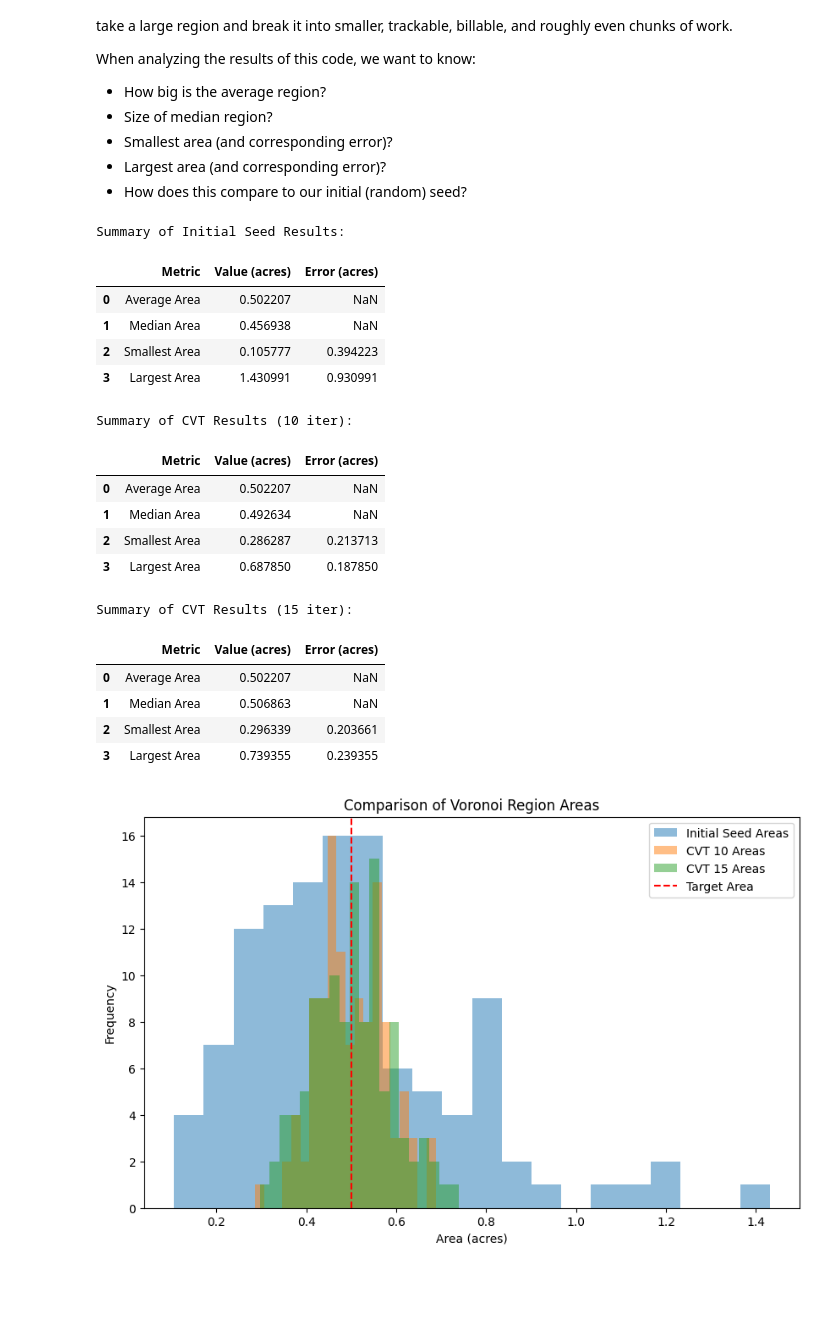
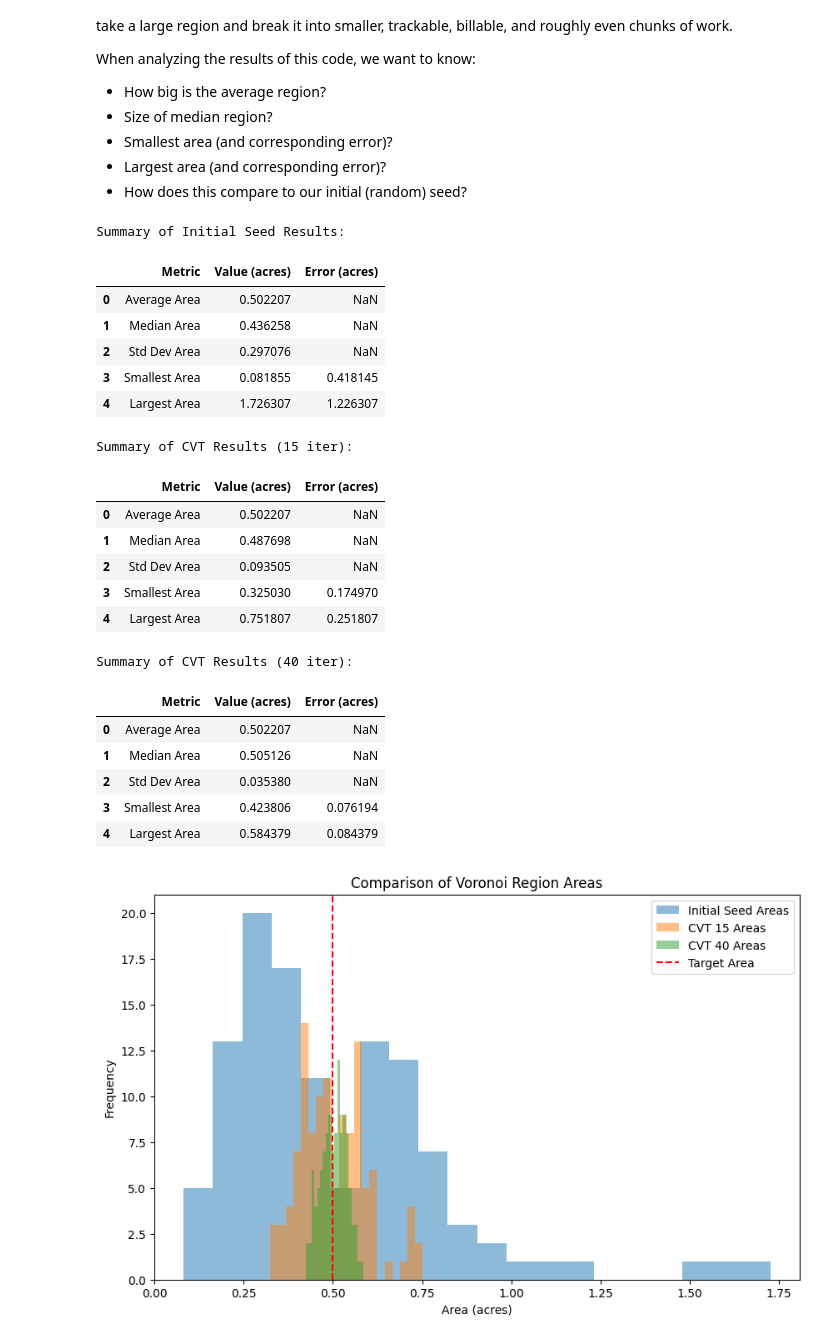
Before and after one commit to javelina-works/unsupervised-cv-search, a Jupyter notebook: content/notebooks/11_region_partition.ipynb, the cells around one changed output. Saved outputs shown, nothing was run; the diff lists cells and outputs as text; code cells hidden in the pictures; blank space fills up the shorter version.

```diff
--- a/content/notebooks/11_region_partition.ipynb
+++ b/content/notebooks/11_region_partition.ipynb
@@ -698,20 +669,20 @@ Reached maximum iterations without full convergence.
 # %%
-# Results from 15 iterations
+# Results from 40 iterations
 # -------------------------
 
 # num_points # Inherit from above
-max_iterations = 15
-cvt_points, cvt_voronoi_gdf_15 = centroidal_voronoi_tessellation(contour_proj_polygon, num_points, max_iterations)
+max_iterations = 40
+cvt_points, cvt_voronoi_gdf_40 = centroidal_voronoi_tessellation(contour_proj_polygon, num_points, max_iterations)
 
 # Visualize the result
-cvt_points_gdf_15 = gpd.GeoDataFrame({"geometry": cvt_points}, crs="EPSG:32614")
+cvt_points_gdf_40 = gpd.GeoDataFrame({"geometry": cvt_points}, crs="EPSG:32614")
 
 fig, ax = plt.subplots(figsize=(10, 10))
 gpd.GeoDataFrame({"geometry": [contour_proj_polygon]}).boundary.plot(ax=ax, color="black", label="Region Outline")
-cvt_voronoi_gdf_15.boundary.plot(ax=ax, color="blue", alpha=0.5, label="CVT Voronoi Polygons")
-cvt_points_gdf_15.plot(ax=ax, color="red", markersize=10, label="Refined Seed Points")
+cvt_voronoi_gdf_40.boundary.plot(ax=ax, color="blue", alpha=0.5, label="CVT Voronoi Polygons")
+cvt_points_gdf_40.plot(ax=ax, color="red", markersize=10, label="Refined Seed Points")
 plt.legend()
-plt.title("Centroidal Voronoi Tessellation (CVT)")
+plt.title("CVT 40 Iterations")
 plt.show()
 # %% [output]
 Reached maximum iterations without full convergence.
@@ -752,6 +723,7 @@ def analyze_voronoi_regions(voronoi_gdf, target_area_acres):
     # Compute statistics
     avg_area = voronoi_gdf["area_acres"].mean()
     median_area = voronoi_gdf["area_acres"].median()
+    std_dev_area = voronoi_gdf["area_acres"].std()
     smallest_area = voronoi_gdf["area_acres"].min()
     smallest_error = voronoi_gdf.loc[voronoi_gdf["area_acres"].idxmin(), "error"]
     largest_area = voronoi_gdf["area_acres"].max()
@@ -759,9 +731,9 @@ def analyze_voronoi_regions(voronoi_gdf, target_area_acres):
 
     # Create a summary DataFrame
     summary = pd.DataFrame({
-        "Metric": ["Average Area", "Median Area", "Smallest Area", "Largest Area"],
-        "Value (acres)": [avg_area, median_area, smallest_area, largest_area],
-        "Error (acres)": [None, None, smallest_error, largest_error]
+        "Metric": ["Average Area", "Median Area", "Std Dev Area", "Smallest Area", "Largest Area"],
+        "Value (acres)": [avg_area, median_area, std_dev_area, smallest_area, largest_area],
+        "Error (acres)": [None, None, None, smallest_error, largest_error]
     })
 
     return summary, voronoi_gdf
@@ -771,49 +743,52 @@ def analyze_voronoi_regions(voronoi_gdf, target_area_acres):
 target_area_acres = 0.5  # in acres
 
 initial_voronoi_summary, initial_voronoi_gdf = analyze_voronoi_regions(voronoi_gdf, target_area_acres)
-cvt_10_summary, cvt_10_voronoi_gdf = analyze_voronoi_regions(cvt_voronoi_gdf_10, target_area_acres)
 cvt_15_summary, cvt_15_voronoi_gdf = analyze_voronoi_regions(cvt_voronoi_gdf_15, target_area_acres)
+cvt_40_summary, cvt_40_voronoi_gdf = analyze_voronoi_regions(cvt_voronoi_gdf_40, target_area_acres)
 
 # Compare results
 print("\nSummary of Initial Seed Results:")
 display(initial_voronoi_summary)
 
-print("Summary of CVT Results (10 iter):")
-display(cvt_10_summary)
-
 print("Summary of CVT Results (15 iter):")
 display(cvt_15_summary)
+
+print("Summary of CVT Results (40 iter):")
+display(cvt_40_summary)
 
 # Visualize comparison (optional)
 fig, ax = plt.subplots(figsize=(10, 6))
 initial_voronoi_gdf["area_acres"].plot.hist(bins=20, alpha=0.5, label="Initial Seed Areas", ax=ax)
-cvt_10_voronoi_gdf["area_acres"].plot.hist(bins=20, alpha=0.5, label="CVT 10 Areas", ax=ax)
 cvt_15_voronoi_gdf["area_acres"].plot.hist(bins=20, alpha=0.5, label="CVT 15 Areas", ax=ax)
+cvt_40_voronoi_gdf["area_acres"].plot.hist(bins=20, alpha=0.5, label="CVT 40 Areas", ax=ax)
 
 
 plt.axvline(target_area_acres, color="red", linestyle="--", label="Target Area")
 plt.title("Comparison of Voronoi Region Areas")
 plt.xlabel("Area (acres)")
 plt.ylabel("Frequency")
 plt.legend()
 plt.show()
 # %% [output]
 Summary of Initial Seed Results:
 |  | Metric | Value (acres) | Error (acres) |
 | 0 | Average Area | 0.502207 | NaN |
-| 1 | Median Area | 0.456938 | NaN |
-| 2 | Smallest Area | 0.105777 | 0.394223 |
-| 3 | Largest Area | 1.430991 | 0.930991 |
+| 1 | Median Area | 0.436258 | NaN |
+| 2 | Std Dev Area | 0.297076 | NaN |
+| 3 | Smallest Area | 0.081855 | 0.418145 |
+| 4 | Largest Area | 1.726307 | 1.226307 |
-Summary of CVT Results (10 iter):
+Summary of CVT Results (15 iter):
 |  | Metric | Value (acres) | Error (acres) |
 | 0 | Average Area | 0.502207 | NaN |
-| 1 | Median Area | 0.492634 | NaN |
-| 2 | Smallest Area | 0.286287 | 0.213713 |
-| 3 | Largest Area | 0.687850 | 0.187850 |
+| 1 | Median Area | 0.487698 | NaN |
+| 2 | Std Dev Area | 0.093505 | NaN |
+| 3 | Smallest Area | 0.325030 | 0.174970 |
+| 4 | Largest Area | 0.751807 | 0.251807 |
-Summary of CVT Results (15 iter):
+Summary of CVT Results (40 iter):
 |  | Metric | Value (acres) | Error (acres) |
 | 0 | Average Area | 0.502207 | NaN |
-| 1 | Median Area | 0.506863 | NaN |
-| 2 | Smallest Area | 0.296339 | 0.203661 |
-| 3 | Largest Area | 0.739355 | 0.239355 |
+| 1 | Median Area | 0.505126 | NaN |
+| 2 | Std Dev Area | 0.035380 | NaN |
+| 3 | Smallest Area | 0.423806 | 0.076194 |
+| 4 | Largest Area | 0.584379 | 0.084379 |
-[figure, old version]
+[figure, new version]
```
Also changed, not shown: parts of 5 cells of this notebook.
